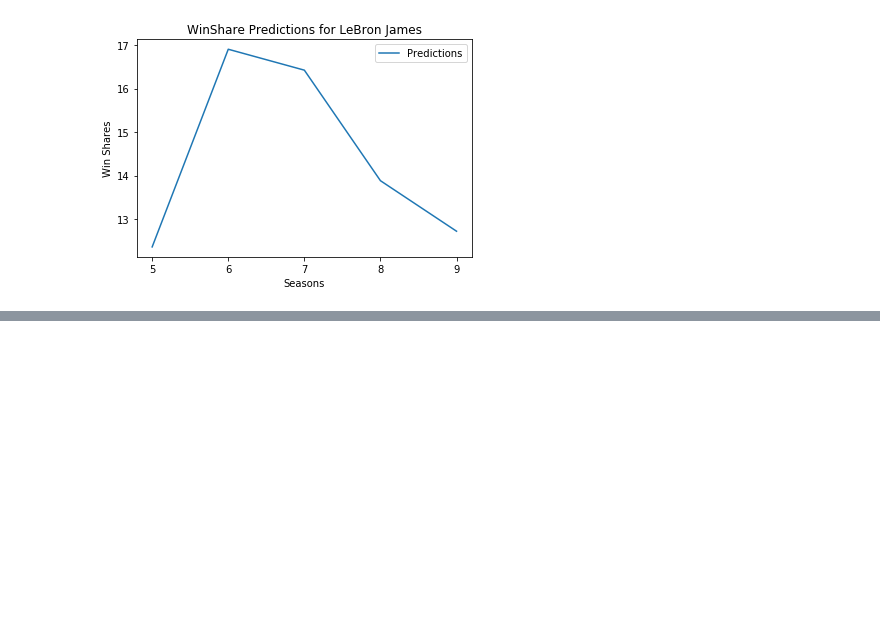
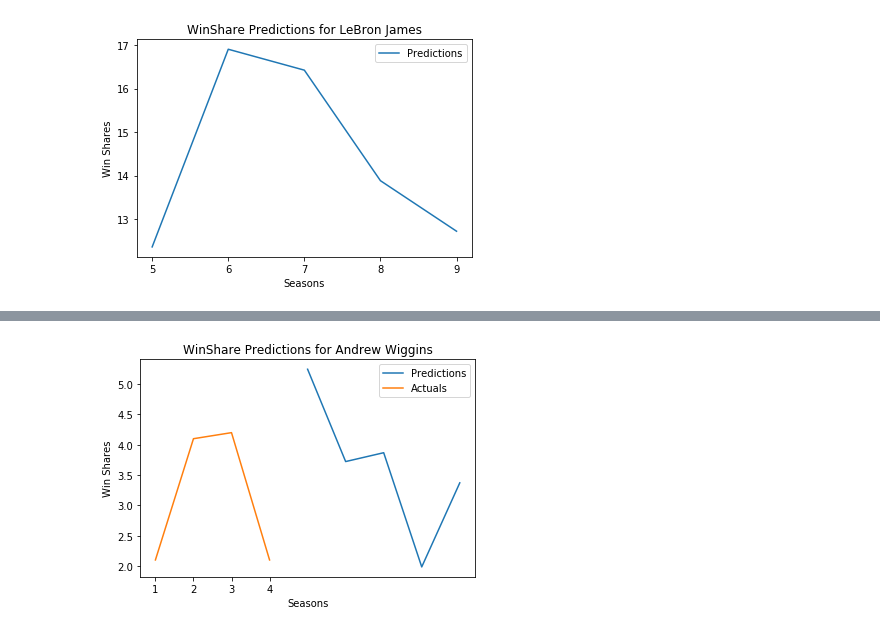
Before and after one commit to KirkAVoss/kv-capstone, a Jupyter notebook: NBAwinshare/2018.11.27 KV Work.ipynb, the cells around one changed output, grey strips where cells are left out. Cells and saved outputs as stored; diff of their text form; code cells hidden in the pictures; blank space fills up the shorter version.

```diff
--- a/NBAwinshare/2018.11.27 KV Work.ipynb
+++ b/NBAwinshare/2018.11.27 KV Work.ipynb
@@ -89,0 +123,5 @@ sr2.plot_player_arc('LeBron James', fullpredictions['LeBron James'])
+# %%
+xdante,ydante = data_wrangle.get_actuals_for_first_x_years(fullstats, 'Andrew Wiggins')
+sr2.plot_player_arc('Andrew Wiggins', fullpredictions['Andrew Wiggins'], actuals = ydante, actualseasons=xdante)
+# %% [output]
+[figure, added]
```
Also changed, not shown: parts of 13 cells of this notebook, 2 other files.
